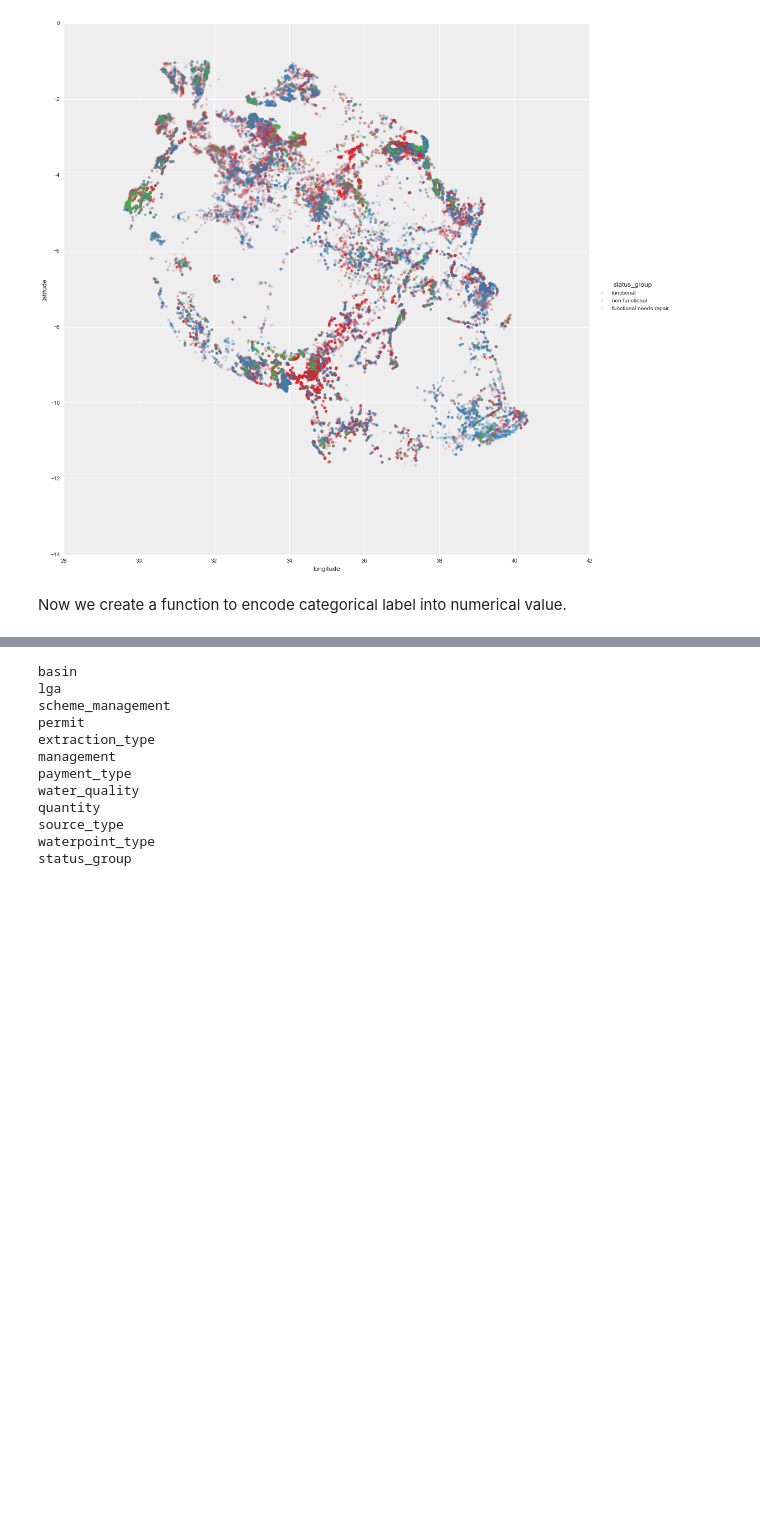
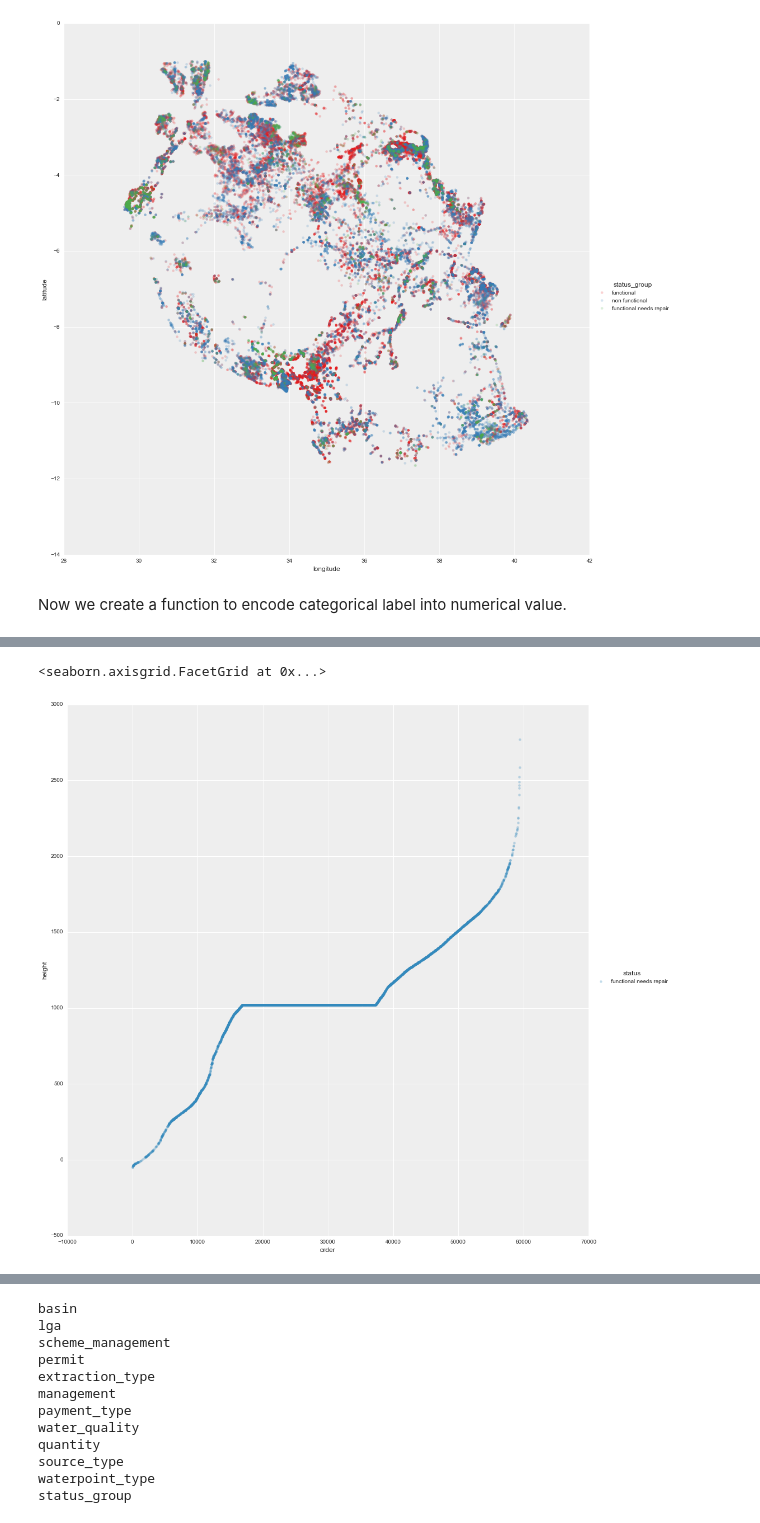
Before and after one commit to du-phan/Pump-it-Up, a Jupyter notebook: Pump_it_up.ipynb, the cells around one changed output, grey strips where cells are left out. Saved outputs shown, nothing was run; the diff lists cells and outputs as text; code cells hidden in the pictures; blank space fills up the shorter version.

```diff
--- a/Pump_it_up.ipynb
+++ b/Pump_it_up.ipynb
@@ -594,0 +615,9 @@ Name: 8776, dtype: object
+# %%
+t = sorted(t, key=lambda x:x[0])
+# %%
+t1 = [x[0] for x in t]
+t2 = [x[1] for x in t]
+# %%
+tdf = pd.DataFrame({'height':t1, 'status':t2})
+# %%
+tdf['order'] = tdf.index
@@ -594,0 +631,6 @@ Name: 8776, dtype: object
+# %%
+sns.lmplot(x='order', y='height', data=tdf[tdf.status=='functional needs repair'],
+           fit_reg=False, hue='status', size = 14, scatter_kws={'alpha':0.3,'s':20})
+# %% [output]
+<seaborn.axisgrid.FacetGrid at 0x...>
+[figure, added]
```
Also changed, not shown: parts of 40 cells of this notebook, 1 other file.
